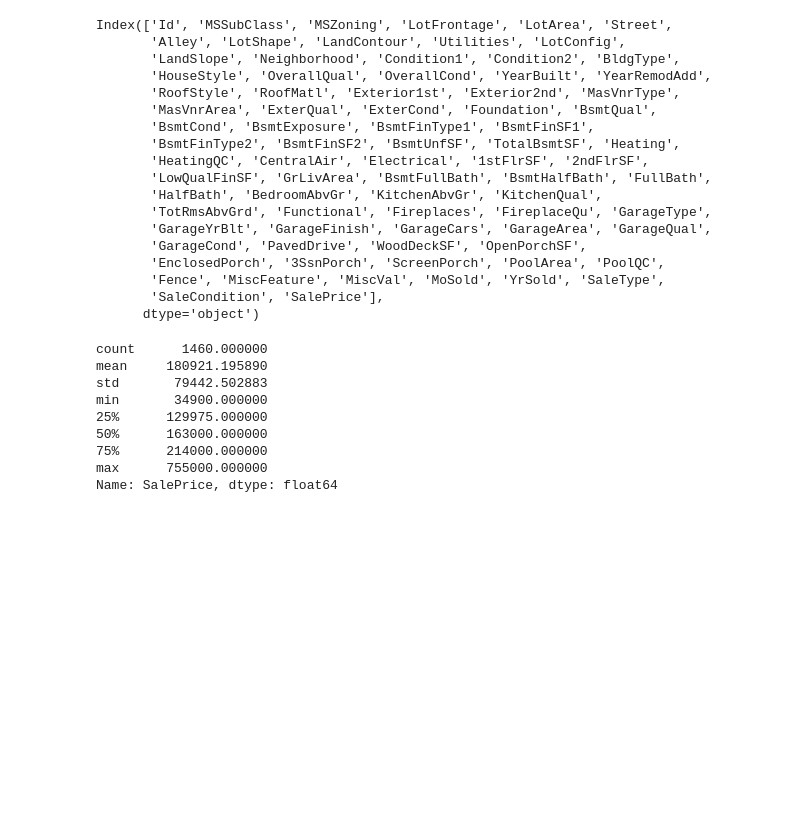
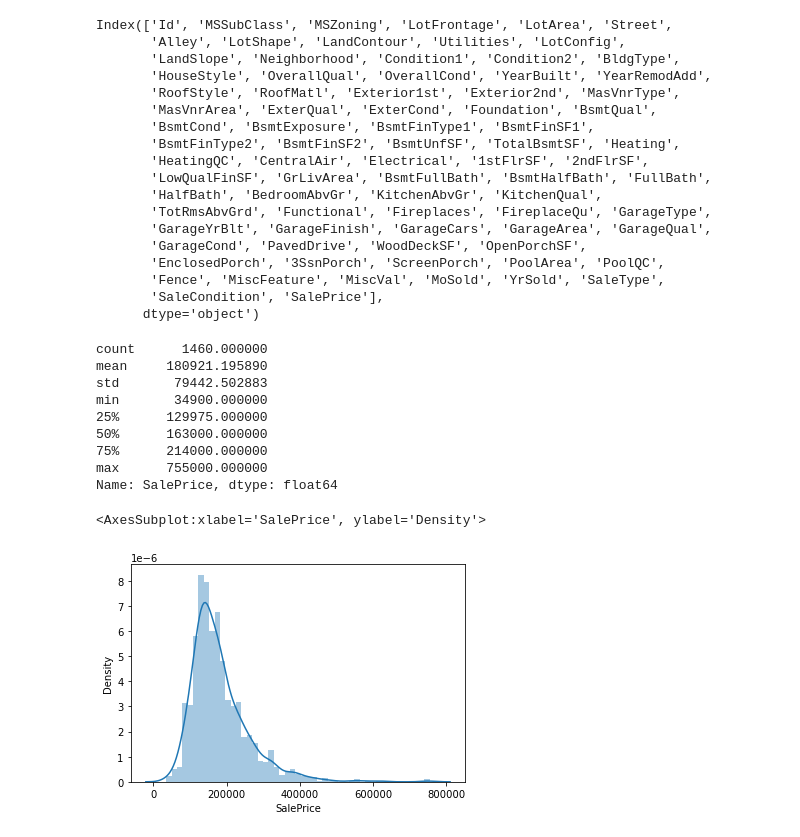
Before and after one commit to doblefilmina/house-prices_advanced-regression-techniques, a Jupyter notebook: comprehensive-data-exploration.ipynb, the cells around one changed output. Saved outputs shown, nothing was run; the diff lists cells and outputs as text; code cells hidden in the pictures; blank space fills up the shorter version.

```diff
--- a/comprehensive-data-exploration.ipynb
+++ b/comprehensive-data-exploration.ipynb
@@ -51,3 +52,8 @@ min       34900.000000
 75%      214000.000000
 max      755000.000000
 Name: SalePrice, dtype: float64
+# %%
+sns.distplot(df_train['SalePrice'])
+# %% [output]
+<AxesSubplot:xlabel='SalePrice', ylabel='Density'>
+[figure, added]
```
Also changed, not shown: parts of 14 cells of this notebook, 1 other file.
